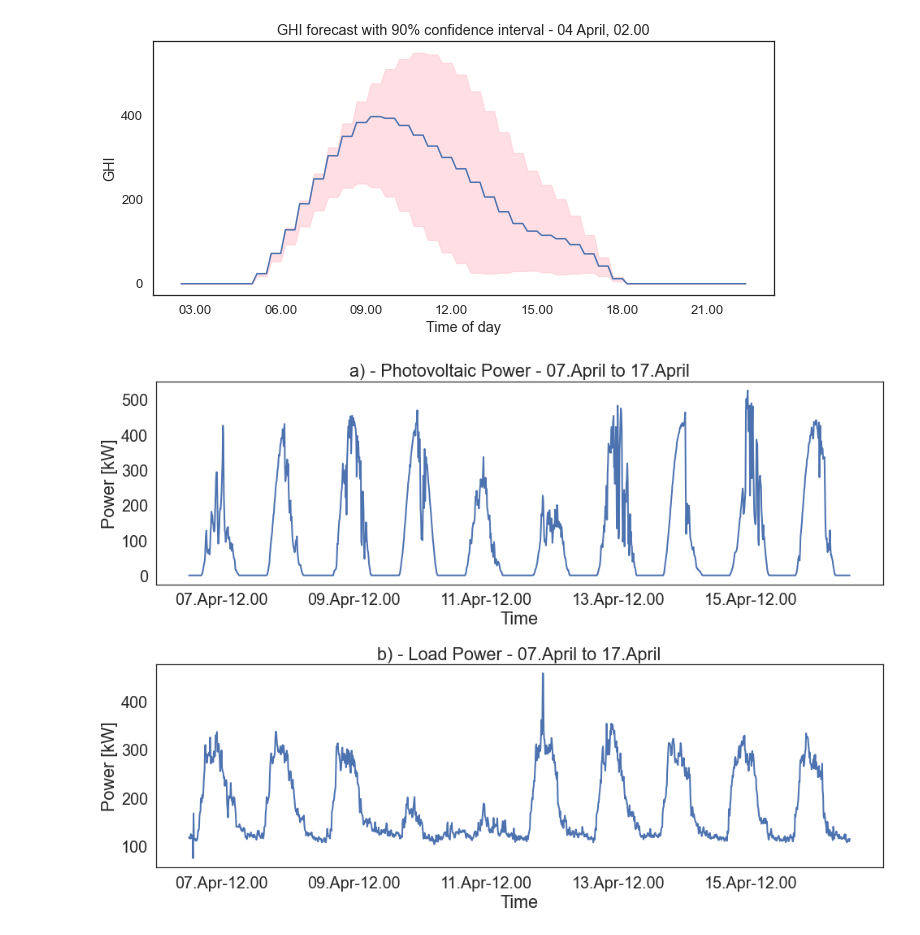
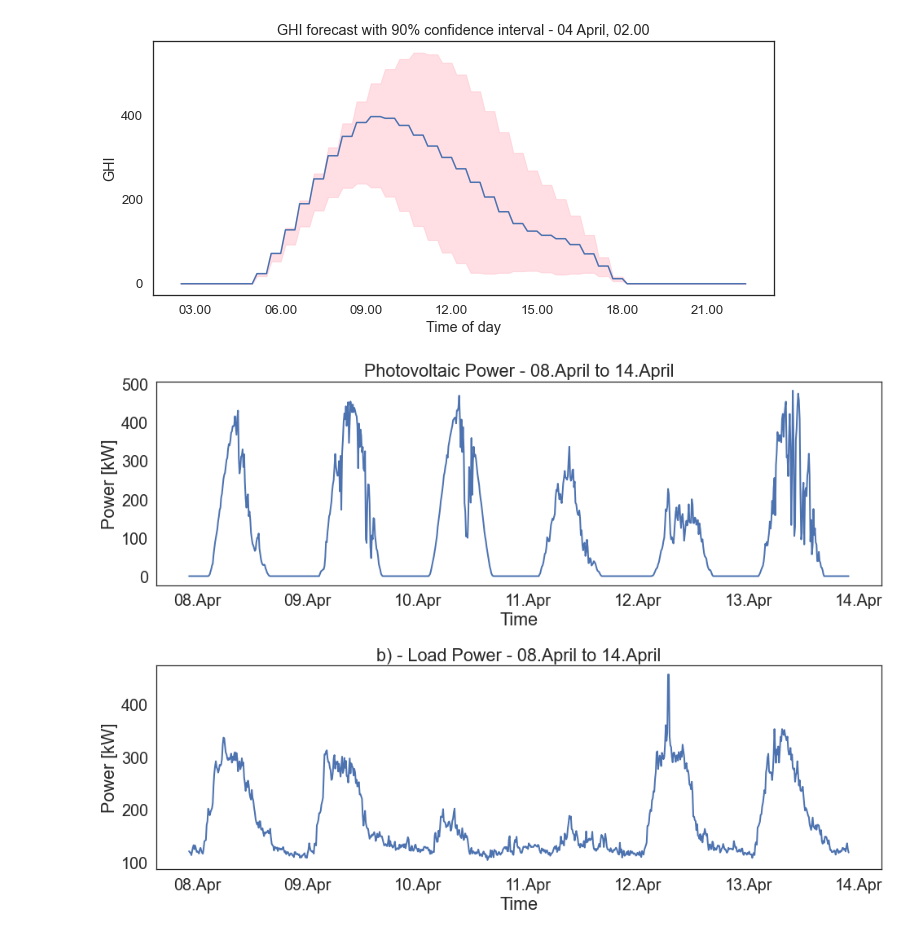
Before and after one commit to theodorhusefest/microgrid-mpc, a Jupyter notebook: data_analysis/plotting.ipynb, the cells around one changed output. Drawn from its saved outputs; the diff is of its cells as text; code cells hidden in the pictures.

```diff
--- a/data_analysis/plotting.ipynb
+++ b/data_analysis/plotting.ipynb
@@ -54,3 +54,12 @@ plt.savefig("../figs/pv_autocorr.png", format = "png")
 plt.show()
 # %% [output]
 [figure]
+# %%
+_, ax = plt.subplots(figsize =(10,5))
+plot_acf(df_new["L"], lags = 150, ax = ax, alpha = 0.05)
+ax.set_title("Load - Autocorrelation")
+ax.set_xlabel("Lags")
+ax.set_ylabel("Correlation")
+plt.tight_layout()
+plt.savefig("../figs/load_autocorr.png", format = "png")
+plt.show()
@@ -90,31 +101,31 @@ plot_prediction(get_predictions(solcast, datetime(2021, 4, 4, hour = 2)))
 # %%
 data = pd.read_csv("../src/data/23.4_cleaned.csv", parse_dates = ["date"]).fillna(0).set_index("date")
 
-def plot_days(df, month, day, signal, title = "", n_days = 3, ax = None):
+def plot_days(df, month, day, signal, title = "", n_days = 3, ax = None, interval = 24):
     if not ax:
         plt.figure(figsize = (10, 5))
         ax = plt.gca()
     start_date = datetime(2021, month, day)
     end_date = start_date + timedelta(days=n_days)
 
     data_plot = data[(data.index > start_date) & (data.index < end_date)]
-    ax.xaxis.set_major_locator(mdates.HourLocator(interval = 48))
-    ax.xaxis.set_minor_locator(mdates.AutoDateLocator())
-    ax.xaxis.set_major_formatter(mdates.DateFormatter('%d.%b-%H.%M'))
+    ax.xaxis.set_major_locator(mdates.HourLocator(interval = interval))
+    ax.xaxis.set_minor_locator(mdates.HourLocator())
+    ax.xaxis.set_major_formatter(mdates.DateFormatter('%d.%b'))
     ax.plot(data_plot[signal], lw = 2)
     sn.set(style="white", font_scale= 1.8)
 
     ax.set_title("{} - {} to {}".format(title, start_date.strftime("%d.%B"),end_date.strftime("%d.%B") ))
     ax.set_ylabel("Power [kW]")
     ax.set_xlabel("Time")
 
 month = 4
-day = 7
-n_days = 10
+day = 8
+n_days = 6
 fig, (ax1, ax2) = plt.subplots(2, 1, figsize=(14,10))
-plot_days(data, month, day, "PV", title = "a) - Photovoltaic Power", ax = ax1, n_days = n_days)
+plot_days(data, month, day, "PV", title = "Photovoltaic Power", ax = ax1, n_days = n_days)
 plot_days(data, month, day, "L", title = "b) - Load Power", ax = ax2, n_days = n_days)
 plt.tight_layout()
-plt.savefig("../figs/load_and_PV.png", format = "png")
+#plt.savefig("../figs/PV-example.png", format = "png")
 # %% [output]
-[figure, old version]
+[figure, new version]
```
Also changed, not shown: parts of 6 cells of this notebook, 23 other files.
